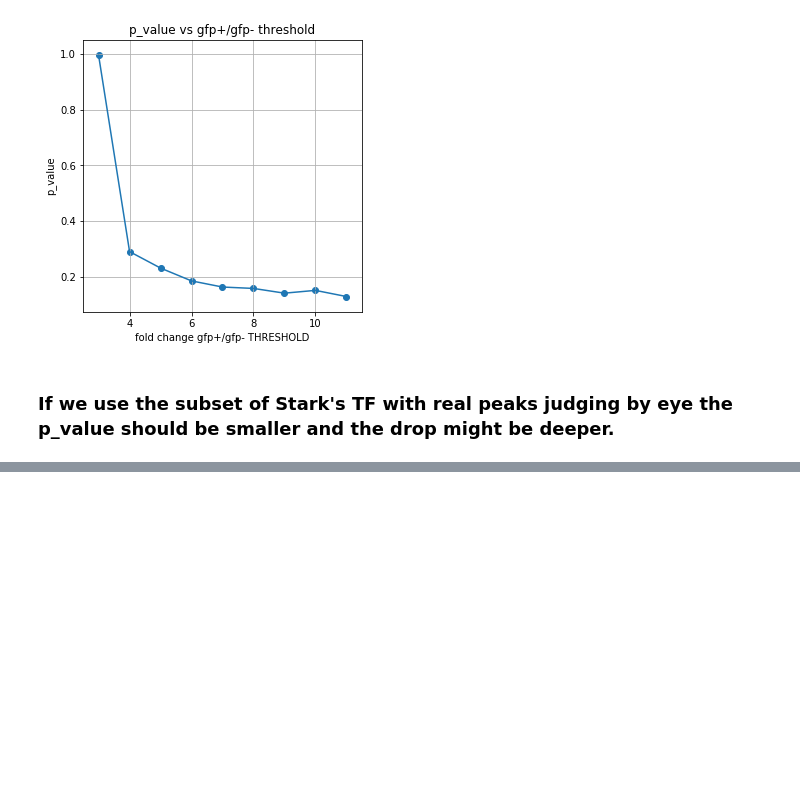
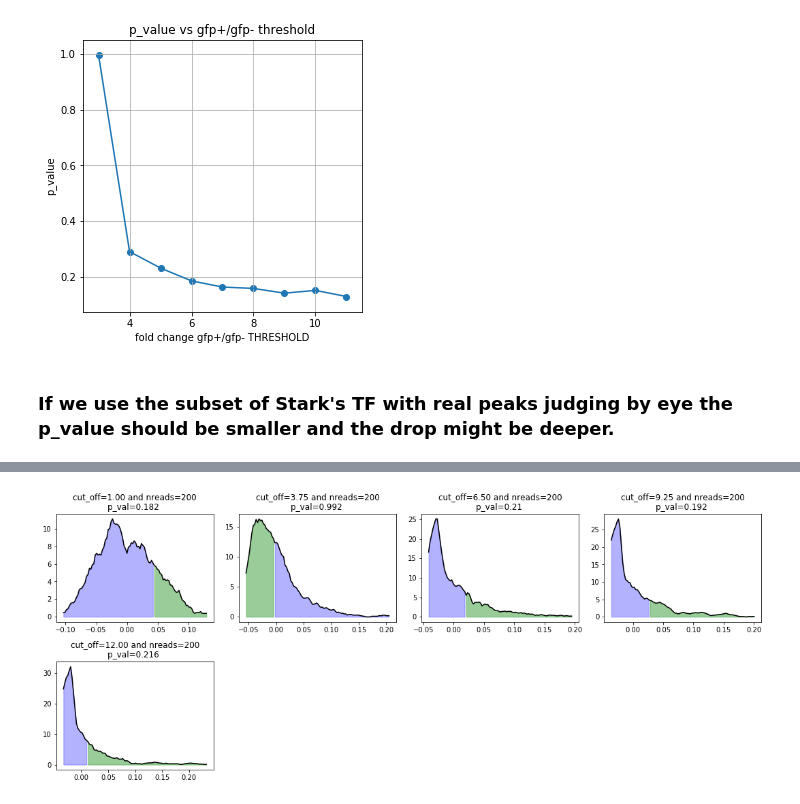
Before and after one commit to aerijman/TADs-analysis, a Jupyter notebook: empirical_null_model/notebooks/predictions_Logo.ipynb, the cells around one changed output, grey strips where cells are left out. Saved outputs shown, nothing was run; the diff lists cells and outputs as text; code cells hidden in the pictures; blank space fills up the shorter version.

```diff
--- a/empirical_null_model/notebooks/predictions_Logo.ipynb
+++ b/empirical_null_model/notebooks/predictions_Logo.ipynb
@@ -546,0 +564,88 @@ plt.savefig('empirical_nullH_p_values_completeSet_reads-{}-cutOffs-{}'.format(MI
+# %%
+def calc_typeI_error(corr_values, point, **kwargs):
+    '''
+        function makes distribution out of correlation values (corr_values)
+        and calculate the area under "normal" curve as extreme or more extreme than point,
+        that is the probability that a number falls on the right of the point in that curve(
+        if point is positive, else to the left of the point).
+        INPUT = corr_values (list of values of correlation) and point (single sample to test)
+        optional = bins (bins=100) and plot (plot=True)
+        OUTPUT = type I error or area under the curve from point to the right or
+                 point to the left if point is negative value.
+    '''
+    # allow user to input bins number
+    if 'bins' in kwargs.keys(): bins=kwargs['bins']
+    else: bins=100
+
+    # make histogram of corr_values
+    y,x = np.histogram(corr_values, bins=bins)
+
+    # have to make x.shape=y.shape
+    x = x[:-1]
+
+    # allow user to plot the distribution
+    if 'plot' in kwargs.keys():
+        if kwargs['plot']==True:
+            yc = np.convolve(y, np.ones(10)/10, "same")
+            if point>0:
+                _right = np.where(x>=point)
+                _left = np.where(x<point)
+                plt.plot(x, yc, c="k")
+                plt.fill_between(x[_right], yc[_right], color='g', alpha=0.4)
+                plt.fill_between(x[_left], yc[_left], color='b', alpha=0.3)
+            else:
+                _left = np.where(x<=point)
+                _right = np.where(x>point)
+                plt.plot(x, yc, c="k")
+                plt.fill_between(x[_right], yc[_right], color='b', alpha=0.3)
+                plt.fill_between(x[_left], yc[_left], color='g', alpha=0.4)
+
+    # if point is negative, flip the curve and make point positive
+    if point<0:
+        point = point*-1.
+        y = y[::-1]
+
+    # measure total area and area from point to it's right
+    total_area = np.sum(y)
+    index_point2right = np.where(x>=point)
+    area_point_right = np.sum(y[index_point2right])
+
+    # typeI error
+    probaTypeI = area_point_right *1. / total_area
+
+    return probaTypeI
+
+
+
+
+plt.figure(figsize=(15,15))
+
+MINIMUM_READS = 200
+cutoffs = np.linspace(1,12,5)
+for n,FOLD_CHANGE_THRESHOLD in enumerate(cutoffs):
+
+    # generate tables of measurements and predictions for genes in Stark data
+    m_dict = make_m_dict(Stark_data_annot.loc[lista], gfp_p, gfp_m, MINIMUM_READS=MINIMUM_READS, FOLD_CHANGE_THRESHOLD=FOLD_CHANGE_THRESHOLD)
+    p_dict = make_p_dict(Stark_data_annot.loc[lista], deep_model)
+
+    # join values into vectors for measurements and predictions.
+    m = np.concatenate([m_dict[i][:-30] for i in lista]) # [:-30] because I didn't predict score for these residues
+    p = np.concatenate([p_dict[i] for i in lista])
+
+
+    # compute original correlation
+    corr = np.corrcoef(m,p)[0][1]
+
+    ### Assuming that p value is the probability of type-I error, this area should be the equivalent
+    corr_distrib = build_distribution(lista,p_dict, n_iter=500)
+
+    # make it as subplots
+    plt.subplot(5,4,n+1)
+
+    p_value = calc_typeI_error(corr_distrib, corr, plot=True, bins=100)
+    plt.title("cut_off={:.2f} and nreads={}\np_val={} ".format(FOLD_CHANGE_THRESHOLD, MINIMUM_READS, p_value));
+
+plt.tight_layout()
+plt.savefig('empirical_nullH_p_values_completeSet_reads-{}'.format(MINIMUM_READS)+'__30_TFs.jpg')
+# %% [output]
+[figure, added]
```
Also changed, not shown: parts of 9 cells of this notebook, 6 other files.
